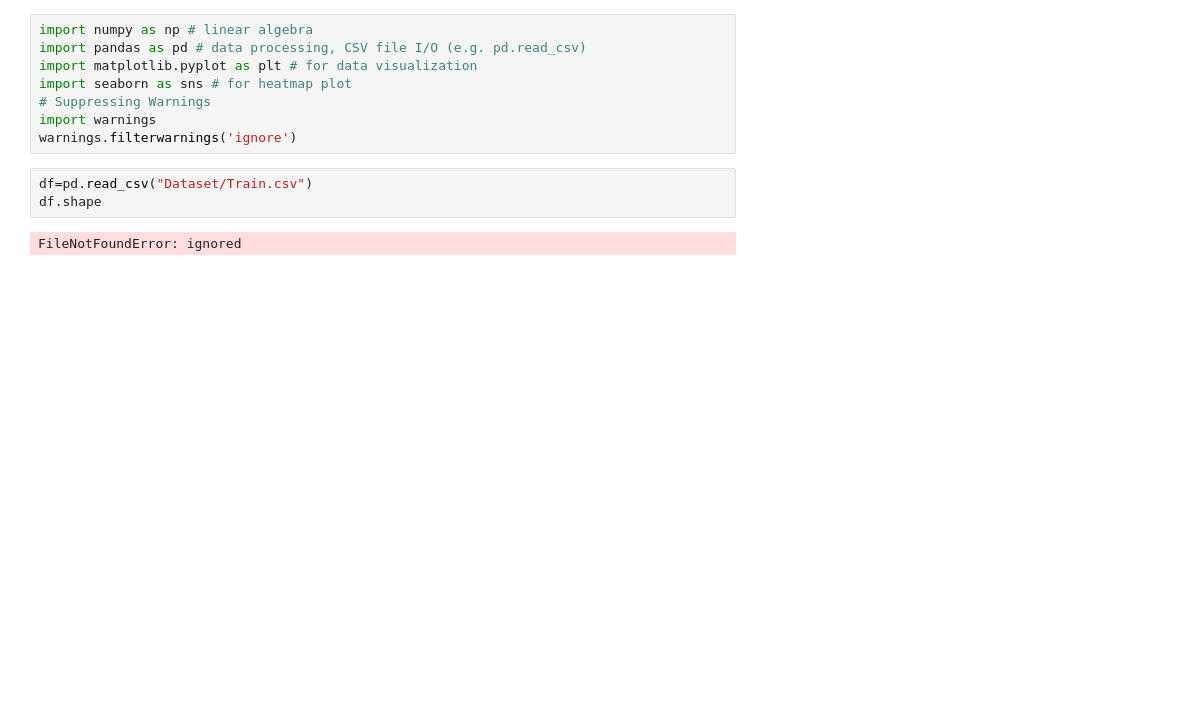
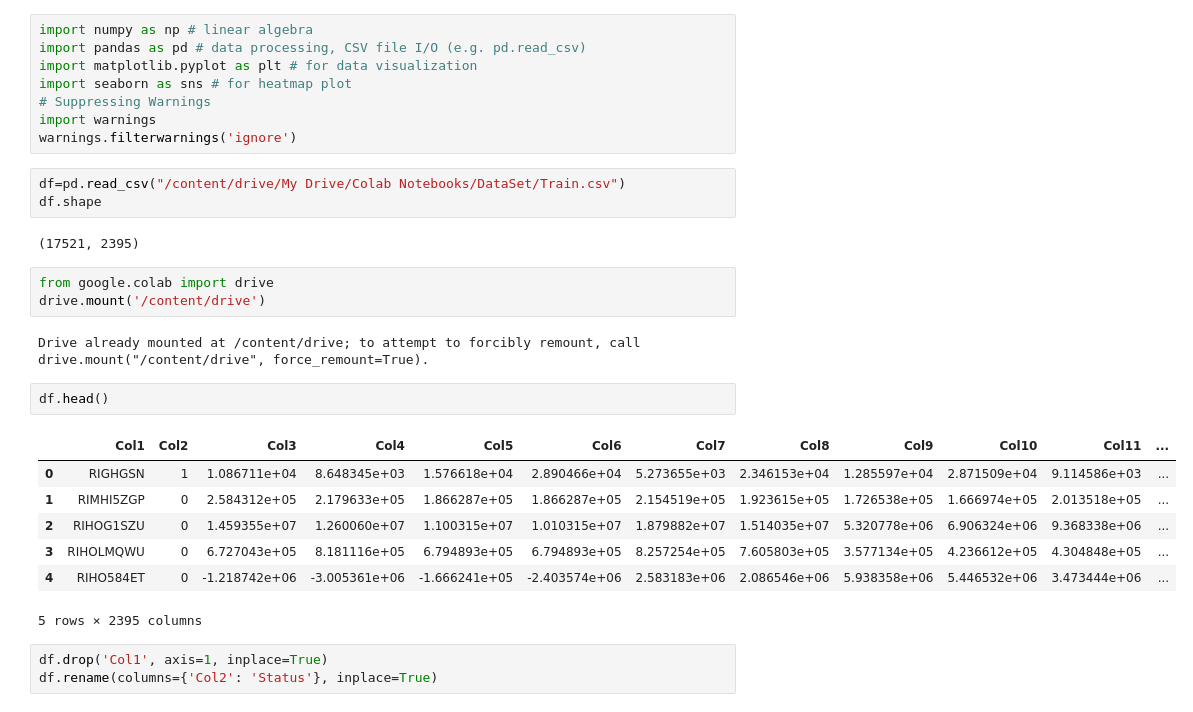
Before and after one commit to krsna540/Hackthons, a Jupyter notebook: HDFC_Hackthon.ipynb, the cells around one changed output. Drawn from its saved outputs; the diff is of its cells as text; blank space fills up the shorter version.

```diff
--- a/HDFC_Hackthon.ipynb
+++ b/HDFC_Hackthon.ipynb
@@ -9,7 +9,25 @@ import seaborn as sns # for heatmap plot
 import warnings
 warnings.filterwarnings('ignore')
 # %%
-df=pd.read_csv("Dataset/Train.csv")
+df=pd.read_csv("/content/drive/My Drive/Colab Notebooks/DataSet/Train.csv")
 df.shape
 # %% [output]
-FileNotFoundError: ignored
+(17521, 2395)
+# %%
+from google.colab import drive
+drive.mount('/content/drive')
+# %% [output]
+Drive already mounted at /content/drive; to attempt to forcibly remount, call drive.mount("/content/drive", force_remount=True).
+# %%
+df.head()
+# %% [output]
+|  | Col1 | Col2 | Col3 | Col4 | Col5 | Col6 | Col7 | Col8 | Col9 | Col10 | Col11 | ... |
+| 0 | RIGHGSN | 1 | 1.086711e+04 | 8.648345e+03 | 1.576618e+04 | 2.890466e+04 | 5.273655e+03 | 2.346153e+04 | 1.285597e+04 | 2.871509e+04 | 9.114586e+03 | ... |
+| 1 | RIMHI5ZGP | 0 | 2.584312e+05 | 2.179633e+05 | 1.866287e+05 | 1.866287e+05 | 2.154519e+05 | 1.923615e+05 | 1.726538e+05 | 1.666974e+05 | 2.013518e+05 | ... |
+| 2 | RIHOG1SZU | 0 | 1.459355e+07 | 1.260060e+07 | 1.100315e+07 | 1.010315e+07 | 1.879882e+07 | 1.514035e+07 | 5.320778e+06 | 6.906324e+06 | 9.368338e+06 | ... |
+| 3 | RIHOLMQWU | 0 | 6.727043e+05 | 8.181116e+05 | 6.794893e+05 | 6.794893e+05 | 8.257254e+05 | 7.605803e+05 | 3.577134e+05 | 4.236612e+05 | 4.304848e+05 | ... |
+| 4 | RIHO584ET | 0 | -1.218742e+06 | -3.005361e+06 | -1.666241e+05 | -2.403574e+06 | 2.583183e+06 | 2.086546e+06 | 5.938358e+06 | 5.446532e+06 | 3.473444e+06 | ... |
+5 rows × 2395 columns
+# %%
+df.drop('Col1', axis=1, inplace=True)
+df.rename(columns={'Col2': 'Status'}, inplace=True)
```
Also changed, not shown: parts of 1 cell of this notebook.
